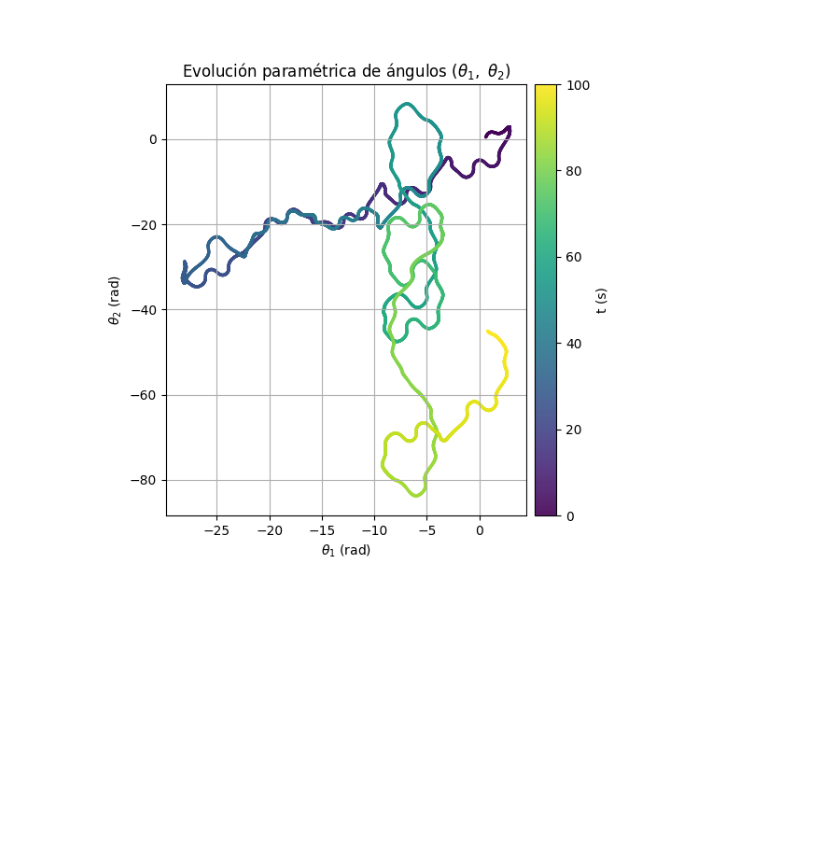
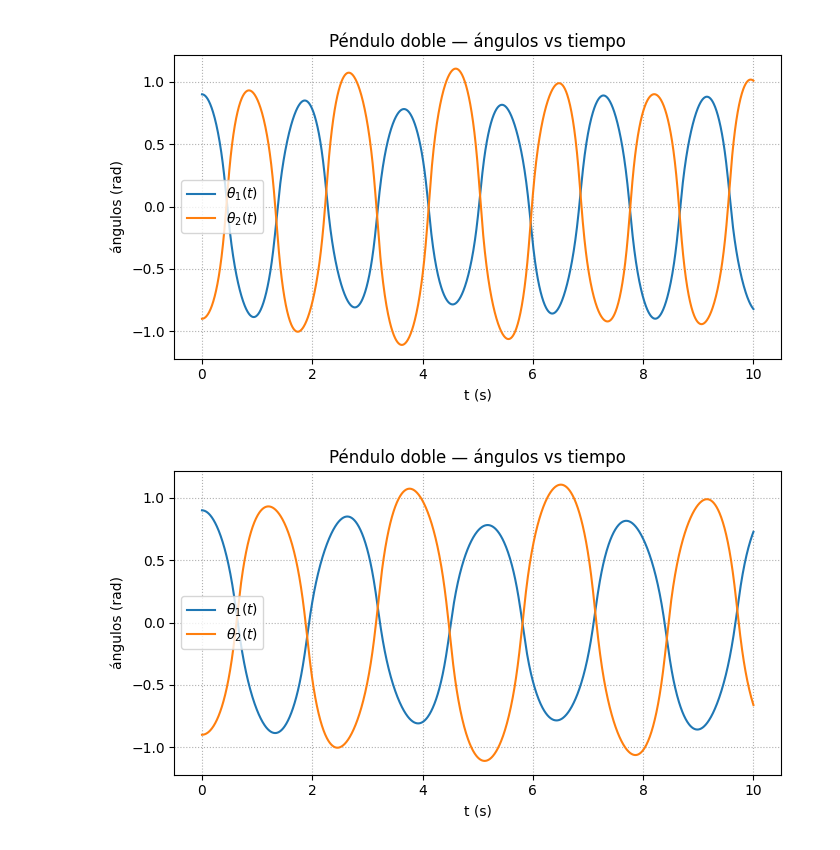
Before and after one commit to EDOS-Metodos-Numericos/Curso, a Jupyter notebook: Semana9_CiclosLimite/Clase18_PenduloDoble.ipynb, the cells around one changed output. Cells and saved outputs as stored; diff of their text form; code cells hidden in the pictures; blank space fills up the shorter version.

```diff
--- a/Semana9_CiclosLimite/Clase18_PenduloDoble.ipynb
+++ b/Semana9_CiclosLimite/Clase18_PenduloDoble.ipynb
@@ -123,9 +58,45 @@ Reporta el **error relativo máximo**: $$\max_t \tfrac {|E(t)-E(0)|}{ E(0)}$$ pa
-# %%
-grafica_parametrica_angulos(theta1_0=np.pi/5, theta2_0=np.pi/7,
-                            w1_0=1.4, w2_0=5.7,
-                            L1=4.0, L2=1.0,
-                            m1=4.0, m2=9.0,
-                            g=5.81,T=100.0,
-                            wrap='unwrap')
-# %% [output]
-[figure, removed]
+# %%
+import numpy as np
+import matplotlib.pyplot as plt
+
+# --- util: asegura tiempos y llamadas limpias
+def integra(dt, T, th1_0, th2_0, w1_0, w2_0, L1, L2, m1, m2, g):
+    n = int(round(T/dt))
+    th1, th2, w1, w2 = integrar_doble_pendulo_rk4(th1_0, th2_0, w1_0, w2_0,
+                                                   L1, L2, m1, m2, g, dt, n)
+    t = np.arange(n+1)*dt
+    return t, th1, th2, w1, w2
+
+# Caso 1
+t, th1, th2, w1, w2 = integra(
+    dt=0.005, T=10.0,
+    th1_0=0.9, th2_0=-0.9, w1_0=0.0, w2_0=0.0,
+    L1=1.0, L2=1.0, m1=1.0, m2=1.0, g=9.81
+)
+
+plt.figure(figsize=(7,4))
+plt.plot(t, th1, label=r'$\theta_1(t)$')
+plt.plot(t, th2, label=r'$\theta_2(t)$')
+plt.xlabel('t (s)'); plt.ylabel('ángulos (rad)')
+plt.title('Péndulo doble — ángulos vs tiempo')
+plt.grid(True, ls=':')
+plt.legend(); plt.tight_layout(); plt.show()
+# %% [output]
+[figure, added]
+# %%
+# Caso 2: longitudes duplicadas
+t, th1, th2, w1, w2 = integra(
+    dt=0.005, T=10.0,
+    th1_0=0.9, th2_0=-0.9, w1_0=0.0, w2_0=0.0,
+    L1=2.0, L2=2.0, m1=1.0, m2=1.0, g=9.81
+)
+
+plt.figure(figsize=(7,4))
+plt.plot(t, th1, label=r'$\theta_1(t)$')
+plt.plot(t, th2, label=r'$\theta_2(t)$')
+plt.xlabel('t (s)'); plt.ylabel('ángulos (rad)')
+plt.title('Péndulo doble — ángulos vs tiempo')
+plt.grid(True, ls=':')
+plt.legend(); plt.tight_layout(); plt.show()
+# %% [output]
+[figure, added]
```
Also changed, not shown: parts of 16 cells of this notebook, 1 other file.
